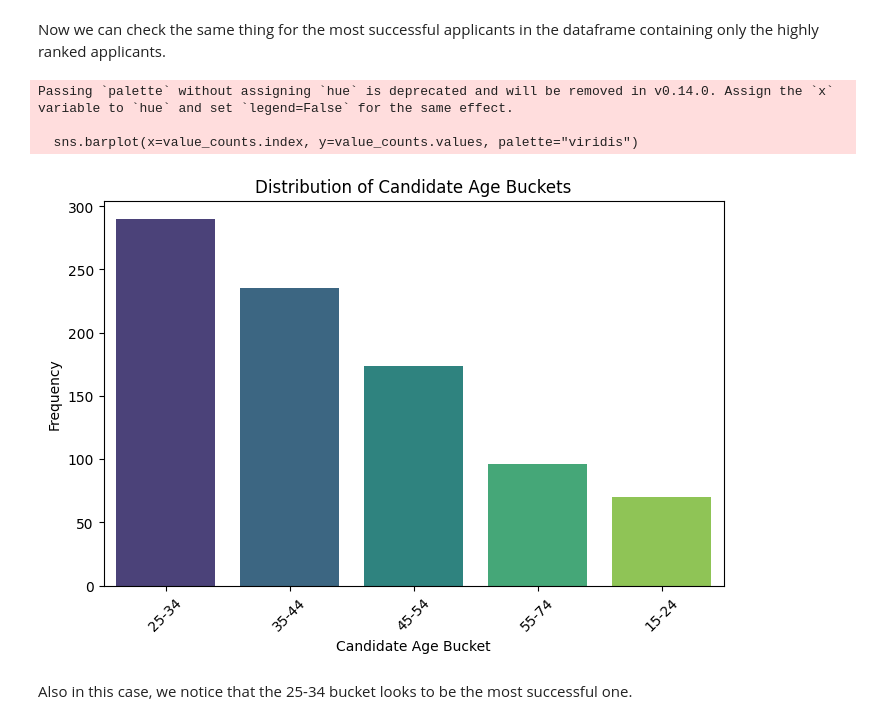
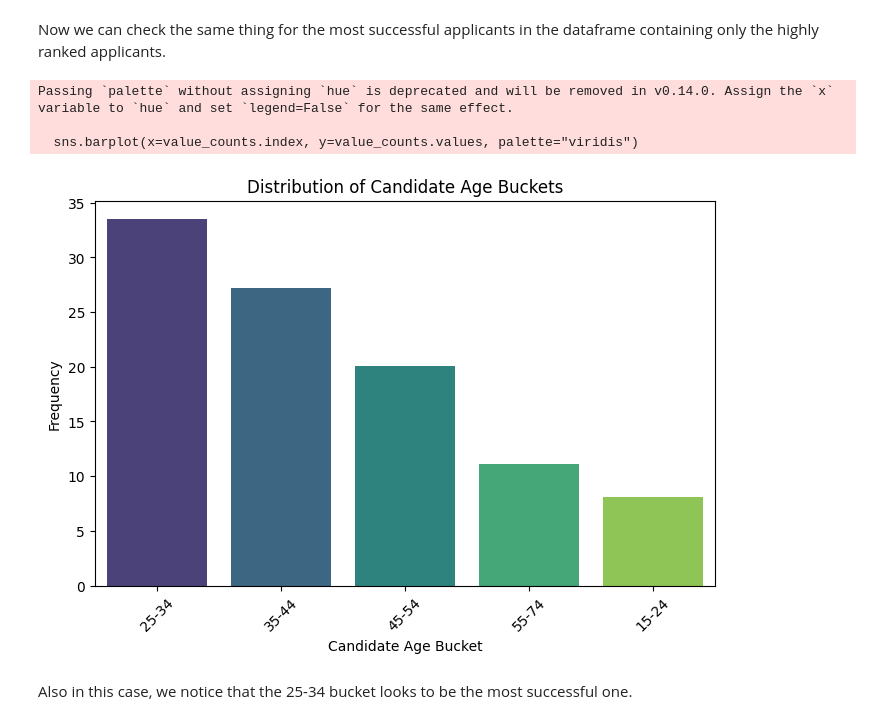
Before and after one commit to adiiulio/AiInIndustry_2025, a Jupyter notebook: fariness.ipynb, the cells around one changed output. Drawn from its saved outputs; the diff is of its cells as text; code cells hidden in the pictures.

```diff
--- a/fariness.ipynb
+++ b/fariness.ipynb
@@ -205,25 +205,25 @@ Now we can check the same thing for the most successful applicants in the datafr
 # %%
 import matplotlib.pyplot as plt
 import seaborn as sns
 
 # Count the unique values
-value_counts = dm_top_applicants['cand_age_bucket'].value_counts(dropna=False)  # Include NaN values
+value_counts = dm_top_applicants['cand_age_bucket'].value_counts(normalize=True)*100
 
 # Plot the frequency of each unique value
 plt.figure(figsize=(8, 5))
 sns.barplot(x=value_counts.index, y=value_counts.values, palette="viridis")
 
 # Add labels and title
 plt.xlabel("Candidate Age Bucket")
 plt.ylabel("Frequency")
 plt.title("Distribution of Candidate Age Buckets")
 plt.xticks(rotation=45)
 plt.show()
 # %% [output]
 Passing `palette` without assigning `hue` is deprecated and will be removed in v0.14.0. Assign the `x` variable to `hue` and set `legend=False` for the same effect.
 
   sns.barplot(x=value_counts.index, y=value_counts.values, palette="viridis")
-[figure, old version]
+[figure, new version]
 # %% [markdown]
 Also in this case, we notice that the 25-34 bucket looks to be the most successful one.
 # %% [markdown]
```
Also changed, not shown: parts of 16 cells of this notebook.
